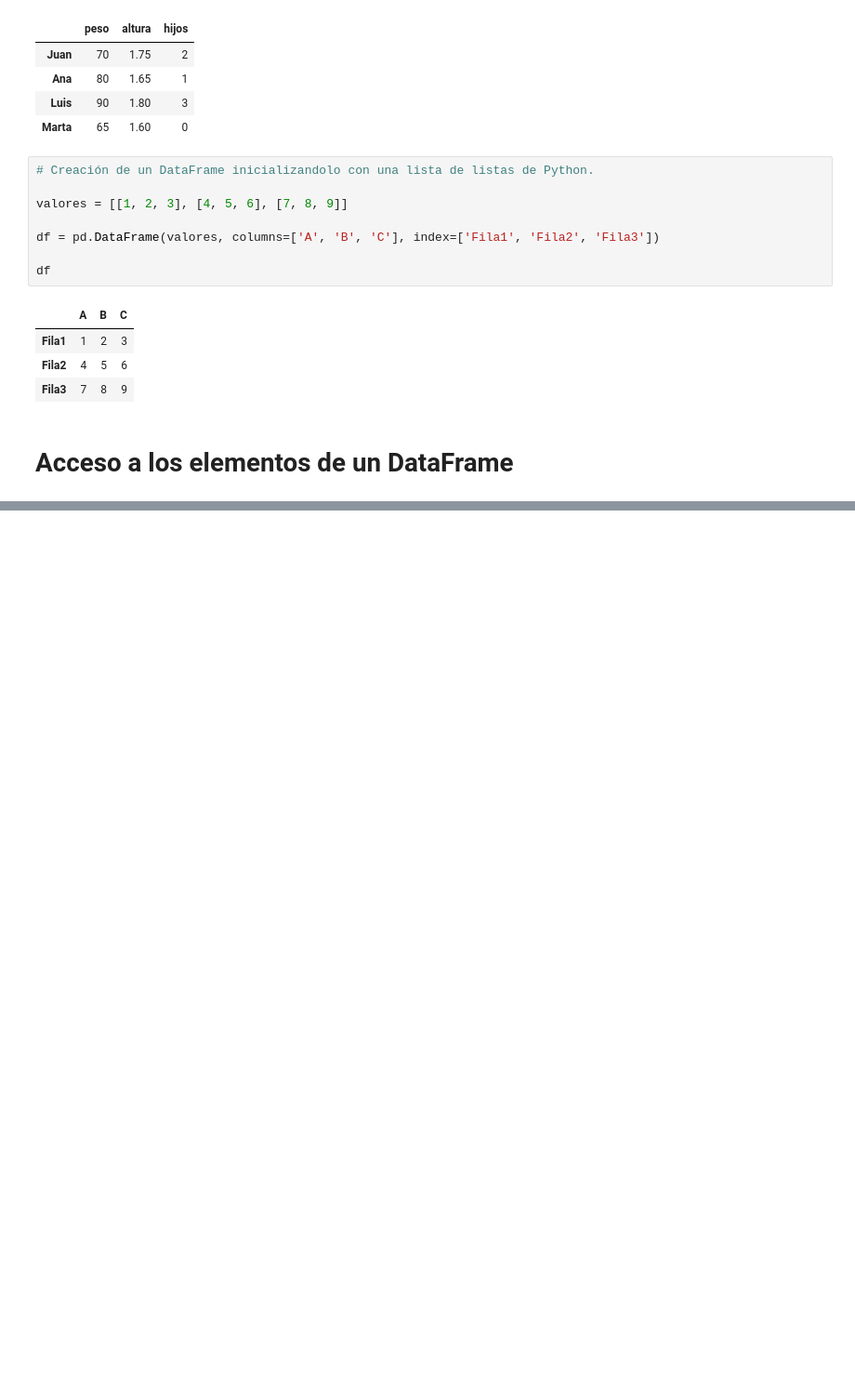
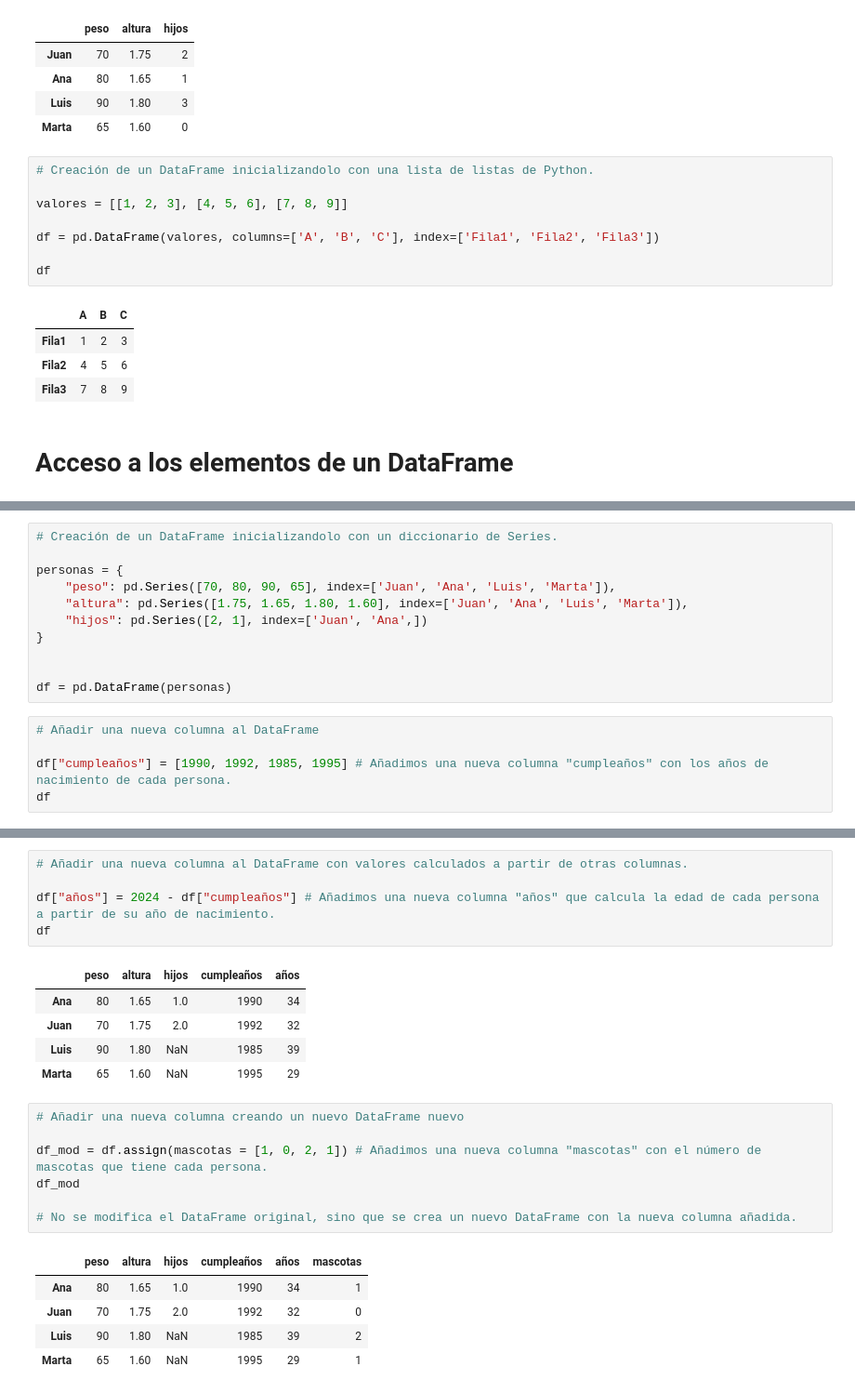
Before and after one commit to 0seg/ML-roadmap, a Jupyter notebook: LibreriasBasicas/Pandas.ipynb, the cells around one changed output, grey strips where cells are left out. Shown at 93% size. Saved outputs shown, nothing was run; the diff lists cells and outputs as text; blank space fills up the shorter version.

```diff
--- a/LibreriasBasicas/Pandas.ipynb
+++ b/LibreriasBasicas/Pandas.ipynb
@@ -212,0 +344,16 @@ df
+# %%
+# Creación de un DataFrame inicializandolo con un diccionario de Series.
+
+personas = {
+    "peso": pd.Series([70, 80, 90, 65], index=['Juan', 'Ana', 'Luis', 'Marta']),
+    "altura": pd.Series([1.75, 1.65, 1.80, 1.60], index=['Juan', 'Ana', 'Luis', 'Marta']),
+    "hijos": pd.Series([2, 1], index=['Juan', 'Ana',])
+}
+
+
+df = pd.DataFrame(personas)
+# %%
+# Añadir una nueva columna al DataFrame
+
+df["cumpleaños"] = [1990, 1992, 1985, 1995] # Añadimos una nueva columna "cumpleaños" con los años de nacimiento de cada persona.
+df
@@ -212,0 +366,24 @@ df
+# %%
+# Añadir una nueva columna al DataFrame con valores calculados a partir de otras columnas.
+
+df["años"] = 2024 - df["cumpleaños"] # Añadimos una nueva columna "años" que calcula la edad de cada persona a partir de su año de nacimiento.
+df
+# %% [output]
+|  | peso | altura | hijos | cumpleaños | años |
+| Ana | 80 | 1.65 | 1.0 | 1990 | 34 |
+| Juan | 70 | 1.75 | 2.0 | 1992 | 32 |
+| Luis | 90 | 1.80 | NaN | 1985 | 39 |
+| Marta | 65 | 1.60 | NaN | 1995 | 29 |
+# %%
+# Añadir una nueva columna creando un nuevo DataFrame nuevo
+
+df_mod = df.assign(mascotas = [1, 0, 2, 1]) # Añadimos una nueva columna "mascotas" con el número de mascotas que tiene cada persona.
+df_mod
+
+# No se modifica el DataFrame original, sino que se crea un nuevo DataFrame con la nueva columna añadida.
+# %% [output]
+|  | peso | altura | hijos | cumpleaños | años | mascotas |
+| Ana | 80 | 1.65 | 1.0 | 1990 | 34 | 1 |
+| Juan | 70 | 1.75 | 2.0 | 1992 | 32 | 0 |
+| Luis | 90 | 1.80 | NaN | 1985 | 39 | 2 |
+| Marta | 65 | 1.60 | NaN | 1995 | 29 | 1 |
```
Also changed, not shown: parts of 31 cells of this notebook, 1 other file.
